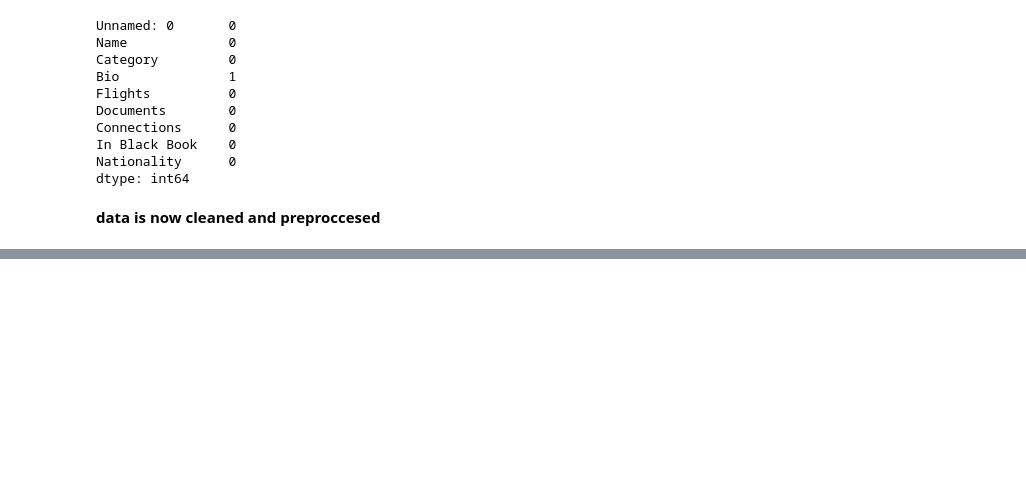
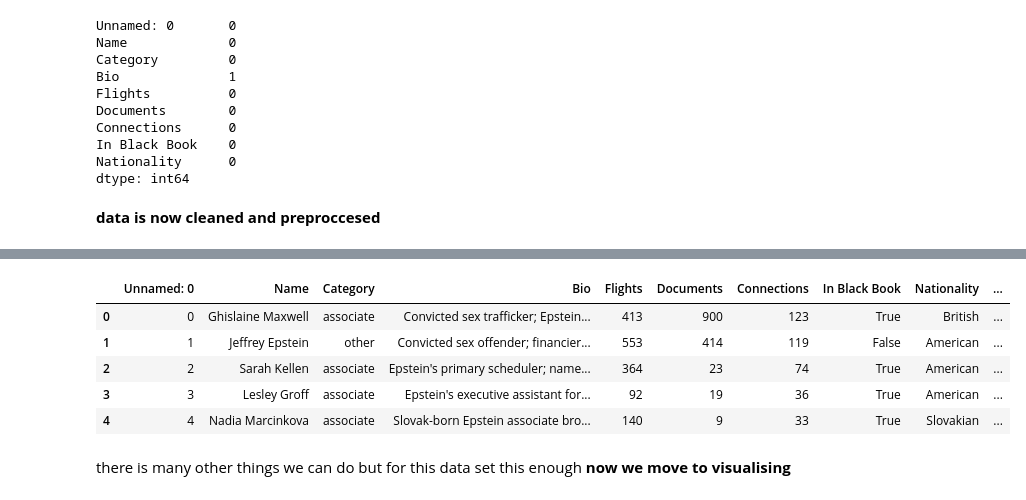
Before and after one commit to Amruth-U-tech/DL-Journey, a Jupyter notebook: 00-DataVisualisation/visualisation-1.ipynb, the cells around one changed output, grey strips where cells are left out. Cells and saved outputs as stored; diff of their text form; code cells hidden in the pictures; blank space fills up the shorter version.

```diff
--- a/00-DataVisualisation/visualisation-1.ipynb
+++ b/00-DataVisualisation/visualisation-1.ipynb
@@ -133,0 +140,12 @@ epstien_v.head()
+# %%
+#feature selction done  and we dont need of dimentionalty reduction here we can do sampling
+#first we do feature engneering
+epstien_v["ConnectionLevel"] = pd.cut(epstien_v["Connections"],bins=[0,5,15,500],labels=["low","medium","high"])
+epstien_v.head() #we added a feature engneering col if it cant fill a vlaue it will put NaN there try urself
+# %% [output]
+|  | Unnamed: 0 | Name | Category | Bio | Flights | Documents | Connections | In Black Book | Nationality | ... |
+| 0 | 0 | Ghislaine Maxwell | associate | Convicted sex trafficker; Epstein... | 413 | 900 | 123 | True | British | ... |
+| 1 | 1 | Jeffrey Epstein | other | Convicted sex offender; financier... | 553 | 414 | 119 | False | American | ... |
+| 2 | 2 | Sarah Kellen | associate | Epstein's primary scheduler; name... | 364 | 23 | 74 | True | American | ... |
+| 3 | 3 | Lesley Groff | associate | Epstein's executive assistant for... | 92 | 19 | 36 | True | American | ... |
+| 4 | 4 | Nadia Marcinkova | associate | Slovak-born Epstein associate bro... | 140 | 9 | 33 | True | Slovakian | ... |
@@ -133,0 +157,3 @@ epstien_v.head()
+# %% [markdown]
+there is many other things we can do but for this data set this enough
+**now we move to visualising**
```
Also changed, not shown: parts of 4 cells of this notebook.
